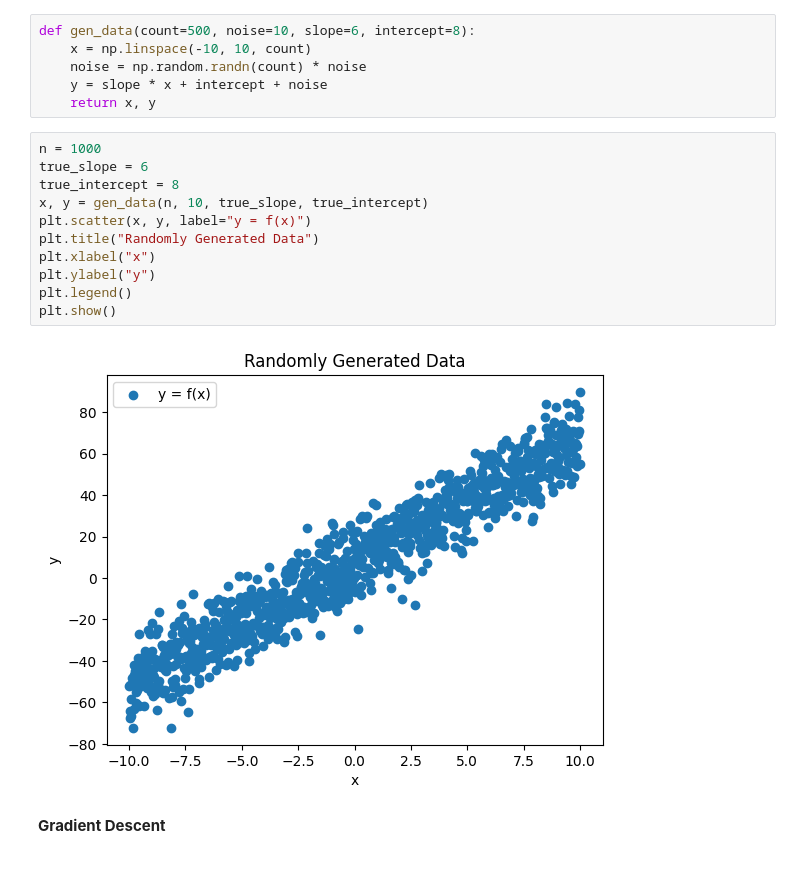
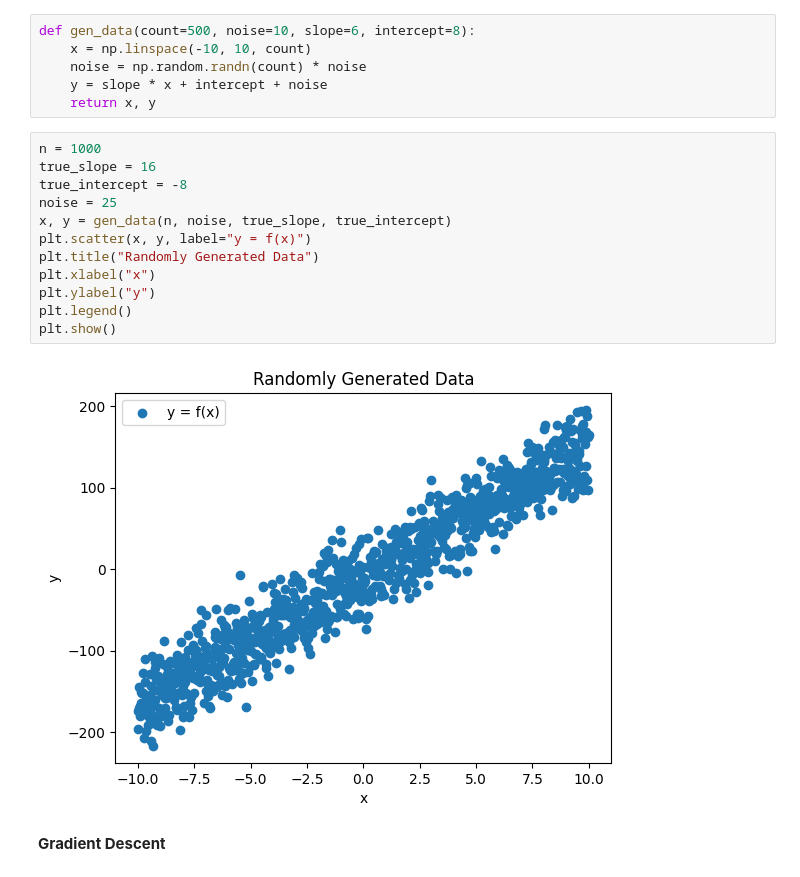
Before and after one commit to AblRhi/ML-Roadmap, a Jupyter notebook: 01_Regression/Gradient_Descent.ipynb, the cells around one changed output. Drawn from its saved outputs; the diff is of its cells as text.

```diff
--- a/01_Regression/Gradient_Descent.ipynb
+++ b/01_Regression/Gradient_Descent.ipynb
@@ -15,17 +15,18 @@ def gen_data(count=500, noise=10, slope=6, intercept=8):
     return x, y
 # %%
 n = 1000
-true_slope = 6
-true_intercept = 8
-x, y = gen_data(n, 10, true_slope, true_intercept)
+true_slope = 16
+true_intercept = -8
+noise = 25
+x, y = gen_data(n, noise, true_slope, true_intercept)
 plt.scatter(x, y, label="y = f(x)")
 plt.title("Randomly Generated Data")
 plt.xlabel("x")
 plt.ylabel("y")
 plt.legend()
 plt.show()
 # %% [output]
-[figure, old version]
+[figure, new version]
 # %% [markdown]
 **Gradient Descent**
 # %%
```
Also changed, not shown: parts of 6 cells of this notebook.
